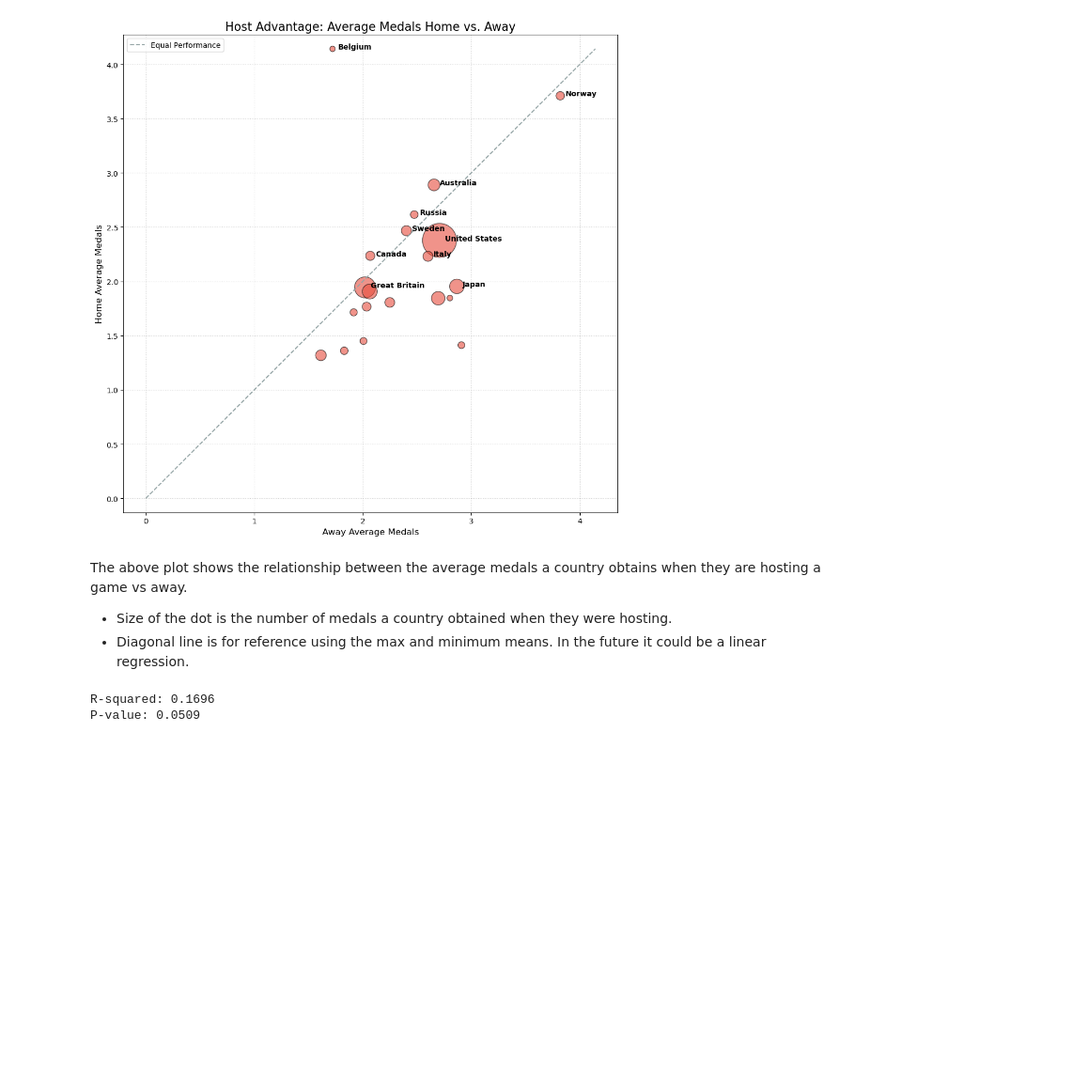
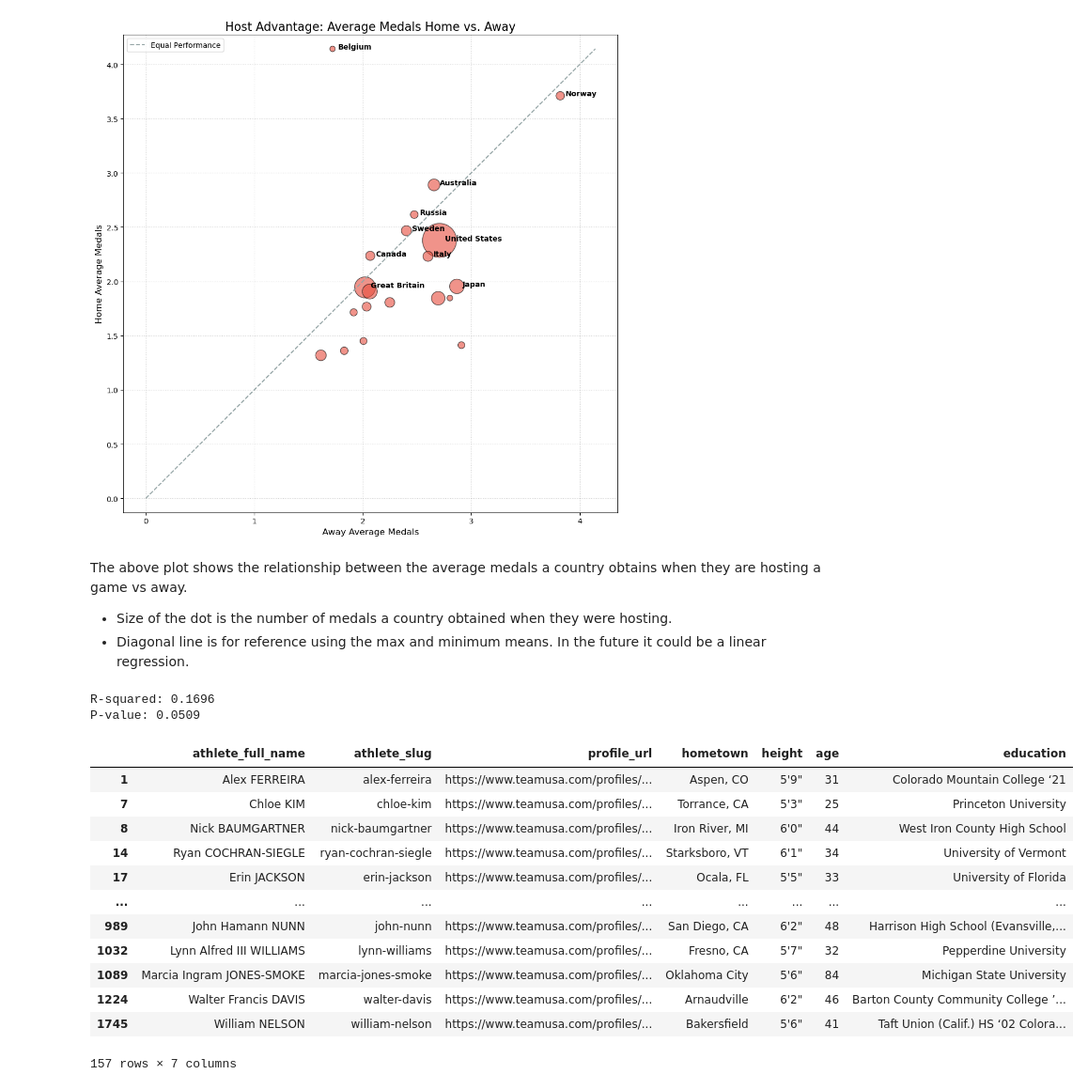
Before and after one commit to andresprincipe/jhu_patterns_and_reps_final, a Jupyter notebook: EDA.ipynb, the cells around one changed output. Shown at 94% size. Cells and saved outputs as stored; diff of their text form; code cells hidden in the pictures; blank space fills up the shorter version.

Commit message:
Loaded USA athlete data into bottom of EDA.ipynb

```diff
--- a/EDA.ipynb
+++ b/EDA.ipynb
@@ -479,3 +479,22 @@ print(f"P-value: {p_value:.4f}")
 # %% [output]
 R-squared: 0.1696
 P-value: 0.0509
+# %%
+usa_athletes = DATA_DICT['athlete_profiles']
+remove_unknown_str = "hometown != 'Unknown' and height != 'Unknown' and age != 'Unknown' and education != 'Unknown'"
+filtered_athletes = usa_athletes.query(remove_unknown_str)
+filtered_athletes
+# %% [output]
+|  | athlete_full_name | athlete_slug | profile_url | hometown | height | age | education |
+| 1 | Alex FERREIRA | alex-ferreira | https://www.teamusa.com/profiles/... | Aspen, CO | 5'9" | 31 | Colorado Mountain College ‘21 |
+| 7 | Chloe KIM | chloe-kim | https://www.teamusa.com/profiles/... | Torrance, CA | 5'3" | 25 | Princeton University |
+| 8 | Nick BAUMGARTNER | nick-baumgartner | https://www.teamusa.com/profiles/... | Iron River, MI | 6'0" | 44 | West Iron County High School |
+| 14 | Ryan COCHRAN-SIEGLE | ryan-cochran-siegle | https://www.teamusa.com/profiles/... | Starksboro, VT | 6'1" | 34 | University of Vermont |
+| 17 | Erin JACKSON | erin-jackson | https://www.teamusa.com/profiles/... | Ocala, FL | 5'5" | 33 | University of Florida |
+| ... | ... | ... | ... | ... | ... | ... | ... |
+| 989 | John Hamann NUNN | john-nunn | https://www.teamusa.com/profiles/... | San Diego, CA | 6'2" | 48 | Harrison High School (Evansville,... |
+| 1032 | Lynn Alfred III WILLIAMS | lynn-williams | https://www.teamusa.com/profiles/... | Fresno, CA | 5'7" | 32 | Pepperdine University |
+| 1089 | Marcia Ingram JONES-SMOKE | marcia-jones-smoke | https://www.teamusa.com/profiles/... | Oklahoma City | 5'6" | 84 | Michigan State University |
+| 1224 | Walter Francis DAVIS | walter-davis | https://www.teamusa.com/profiles/... | Arnaudville | 6'2" | 46 | Barton County Community College ’... |
+| 1745 | William NELSON | william-nelson | https://www.teamusa.com/profiles/... | Bakersfield | 5'6" | 41 | Taft Union (Calif.) HS ‘02 Colora... |
+157 rows × 7 columns
```
Also changed, not shown: parts of 2 cells of this notebook.
